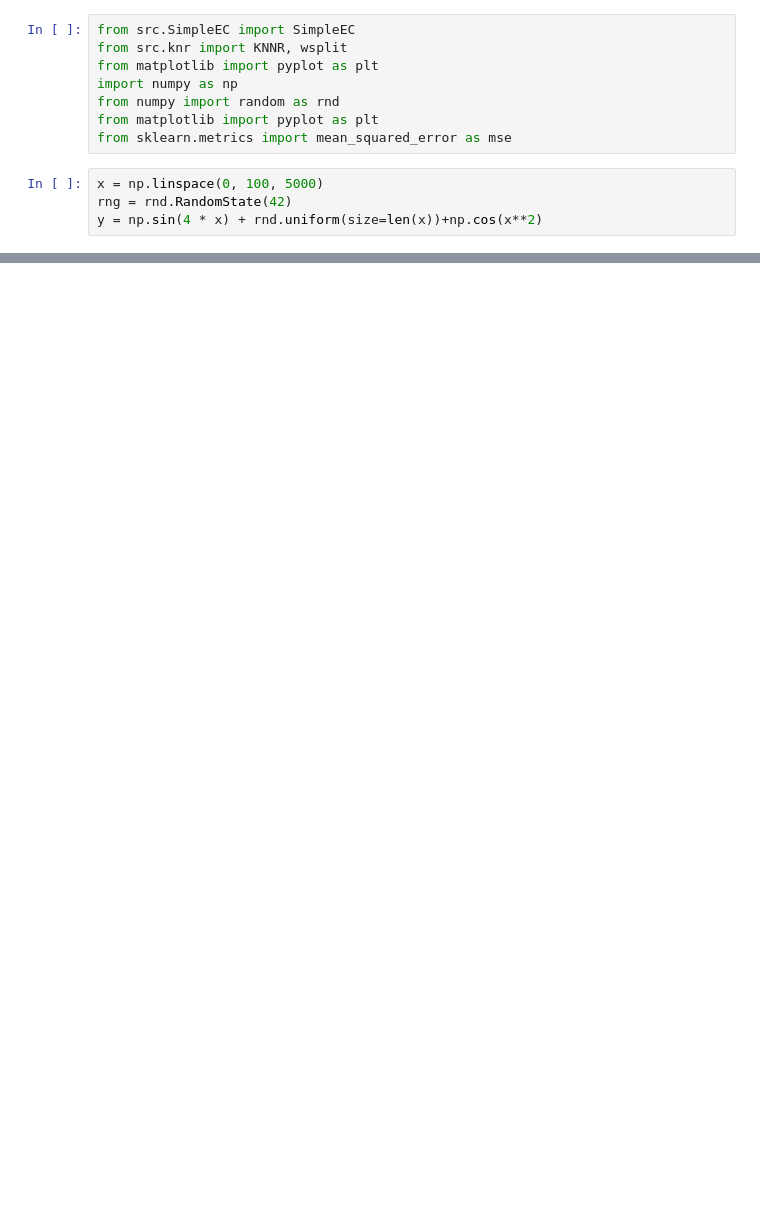
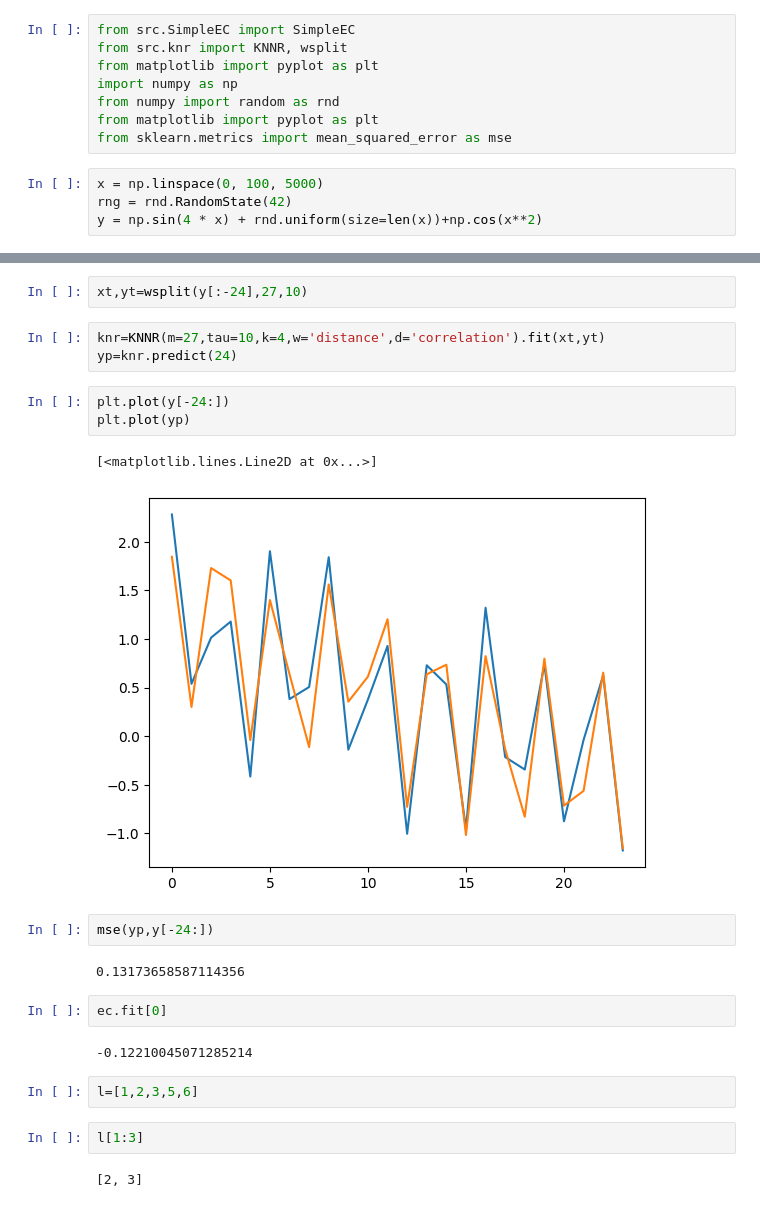
Before and after one commit to kyriox/baile, a Jupyter notebook: knnreg.ipynb, the cells around one changed output, grey strips where cells are left out. Cells and saved outputs as stored; diff of their text form; blank space fills up the shorter version.

```diff
--- a/knnreg.ipynb
+++ b/knnreg.ipynb
@@ -78,0 +79,25 @@ np.sqrt(5000)
+# %%
+xt,yt=wsplit(y[:-24],27,10)
+# %%
+knr=KNNR(m=27,tau=10,k=4,w='distance',d='correlation').fit(xt,yt)
+yp=knr.predict(24)
+# %%
+plt.plot(y[-24:])
+plt.plot(yp)
+# %% [output]
+[<matplotlib.lines.Line2D at 0x...>]
+[figure, added]
+# %%
+mse(yp,y[-24:])
+# %% [output]
+0.13173658587114356
+# %%
+ec.fit[0]
+# %% [output]
+-0.12210045071285214
+# %%
+l=[1,2,3,5,6]
+# %%
+l[1:3]
+# %% [output]
+[2, 3]
```
Also changed, not shown: parts of 12 cells of this notebook, 3 other files.
